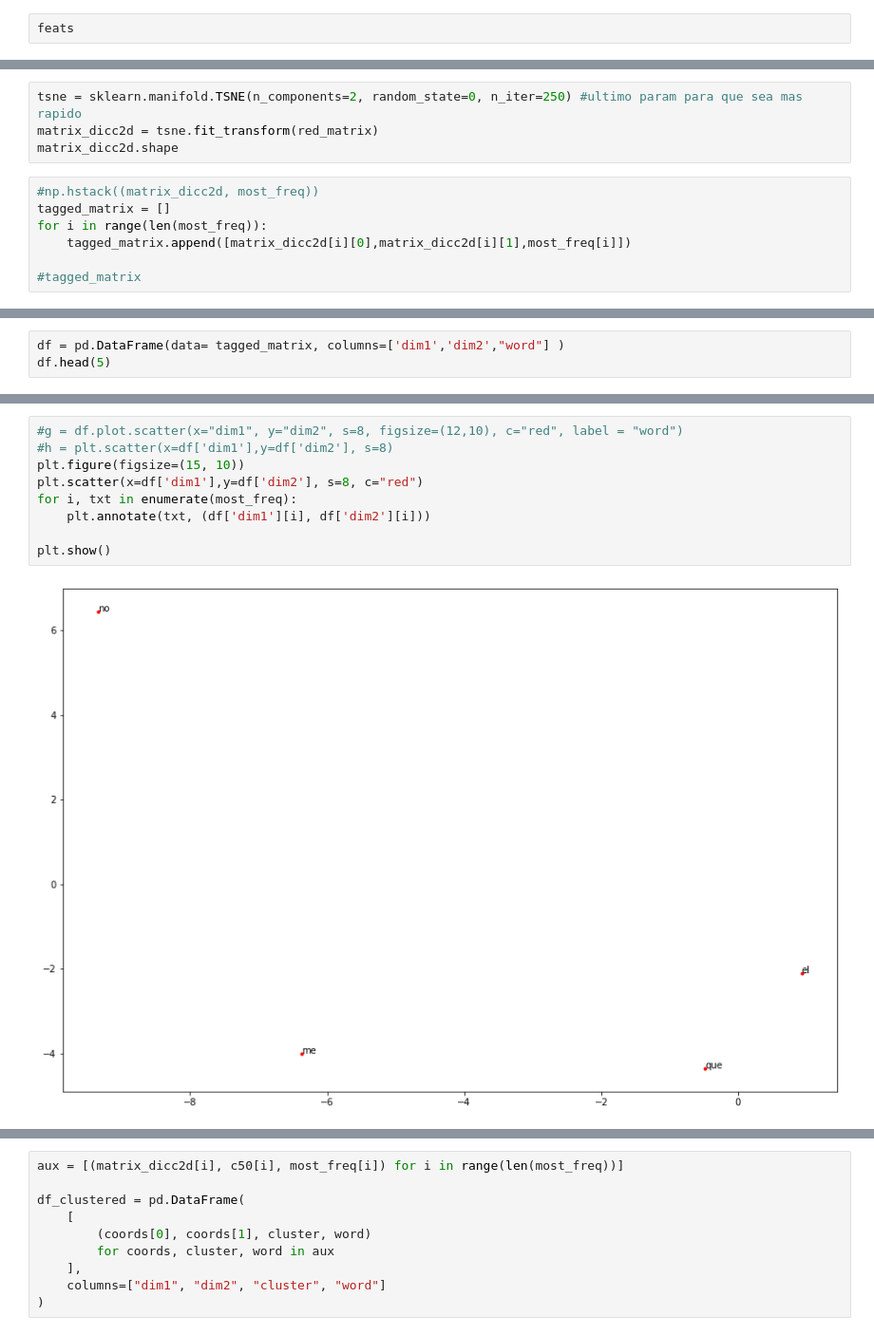
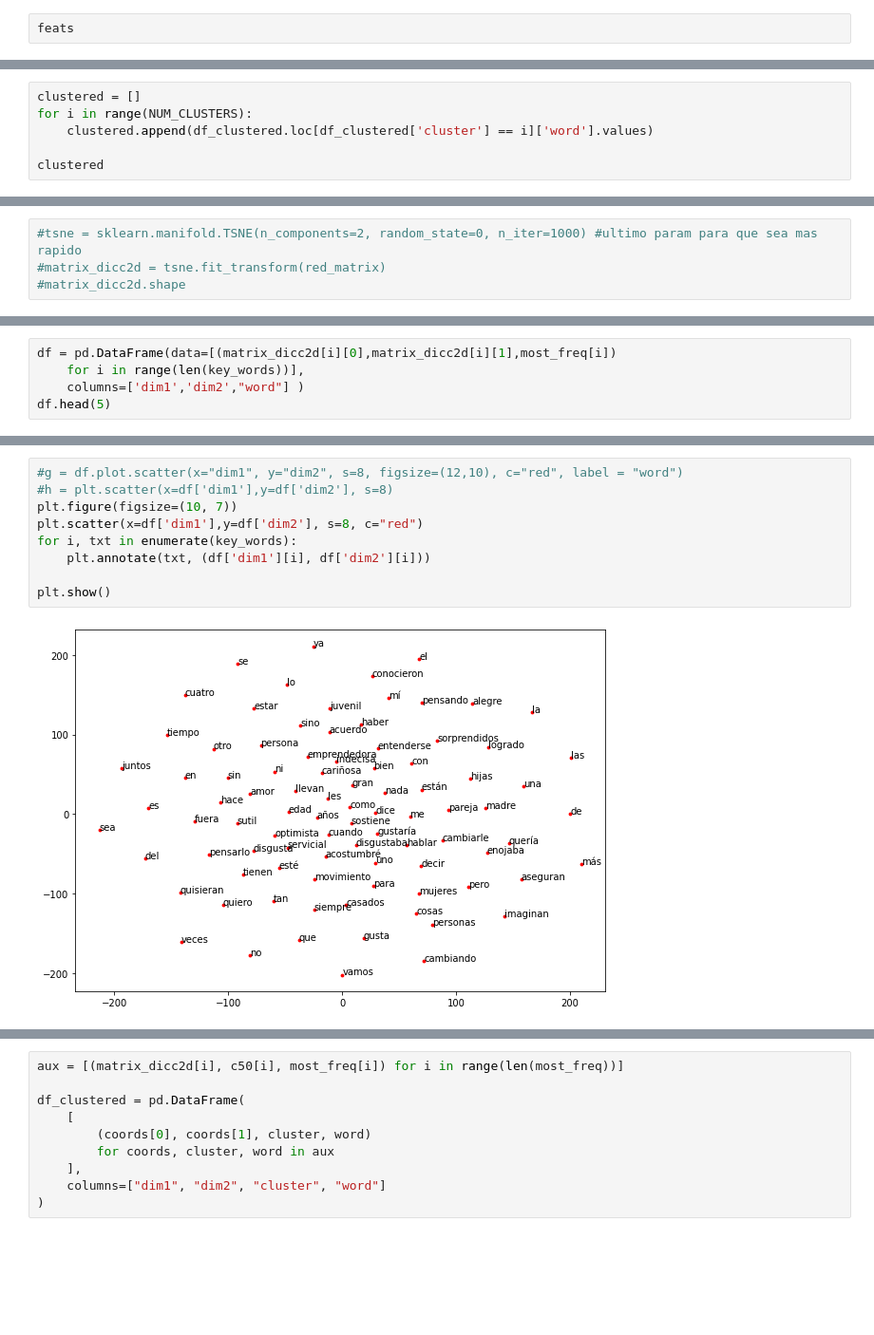
Before and after one commit to NazaGara/clustering-tm, a Jupyter notebook: clustering.ipynb, the cells around one changed output, grey strips where cells are left out. Shown at 95% size. Cells and saved outputs as stored; diff of their text form; blank space fills up the shorter version.

```diff
--- a/clustering.ipynb
+++ b/clustering.ipynb
@@ -133,0 +198,6 @@ red_matrix = np.delete(matrix_normed, np.where(variances < threshold_variances),
+# %%
+clustered = []
+for i in range(NUM_CLUSTERS):
+    clustered.append(df_clustered.loc[df_clustered['cluster'] == i]['word'].values)
+
+clustered
@@ -134,11 +234,4 @@ red_matrix = np.delete(matrix_normed, np.where(variances < threshold_variances),
 # %%
-tsne = sklearn.manifold.TSNE(n_components=2, random_state=0, n_iter=250) #ultimo param para que sea mas rapido
-matrix_dicc2d = tsne.fit_transform(red_matrix)
-matrix_dicc2d.shape
+#tsne = sklearn.manifold.TSNE(n_components=2, random_state=0, n_iter=1000) #ultimo param para que sea mas rapido
+#matrix_dicc2d = tsne.fit_transform(red_matrix)
+#matrix_dicc2d.shape
-# %%
-#np.hstack((matrix_dicc2d, most_freq))
-tagged_matrix = []
-for i in range(len(most_freq)):
-    tagged_matrix.append([matrix_dicc2d[i][0],matrix_dicc2d[i][1],most_freq[i]])
-
-#tagged_matrix
@@ -145,5 +242,7 @@ for i in range(len(most_freq)):
 # %%
-df = pd.DataFrame(data= tagged_matrix, columns=['dim1','dim2',"word"] )
+df = pd.DataFrame(data=[(matrix_dicc2d[i][0],matrix_dicc2d[i][1],most_freq[i])
+    for i in range(len(key_words))],
+    columns=['dim1','dim2',"word"] )
 df.head(5)
 # %% [output]
 |  | dim1 | dim2 | word |
@@ -154,11 +254,11 @@ df.head(5)
 # %%
 #g = df.plot.scatter(x="dim1", y="dim2", s=8, figsize=(12,10), c="red", label = "word")
 #h = plt.scatter(x=df['dim1'],y=df['dim2'], s=8)
-plt.figure(figsize=(15, 10))
+plt.figure(figsize=(10, 7))
 plt.scatter(x=df['dim1'],y=df['dim2'], s=8, c="red")
-for i, txt in enumerate(most_freq):
+for i, txt in enumerate(key_words):
     plt.annotate(txt, (df['dim1'][i], df['dim2'][i]))
 
 plt.show()
 # %% [output]
-[figure, old version]
+[figure, new version]
```
Also changed, not shown: parts of 22 cells of this notebook.
